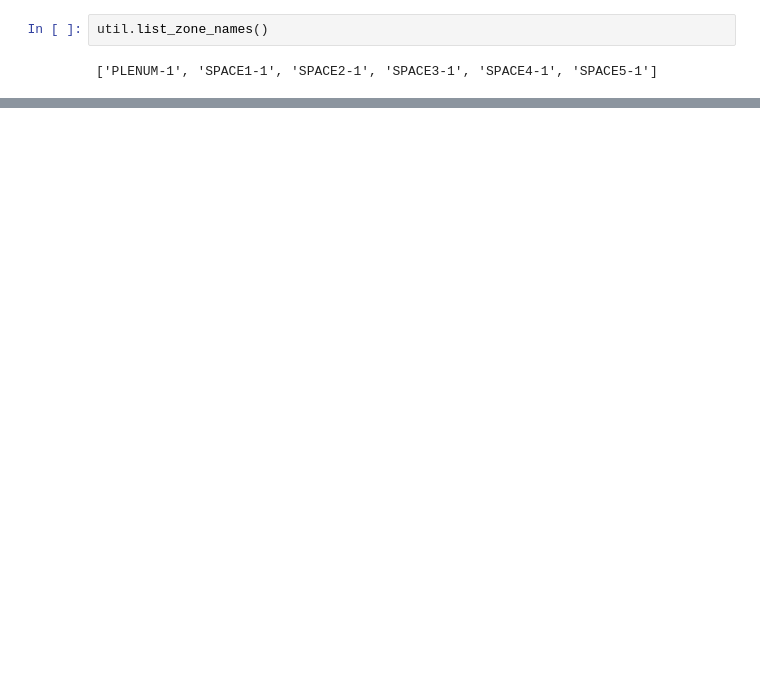
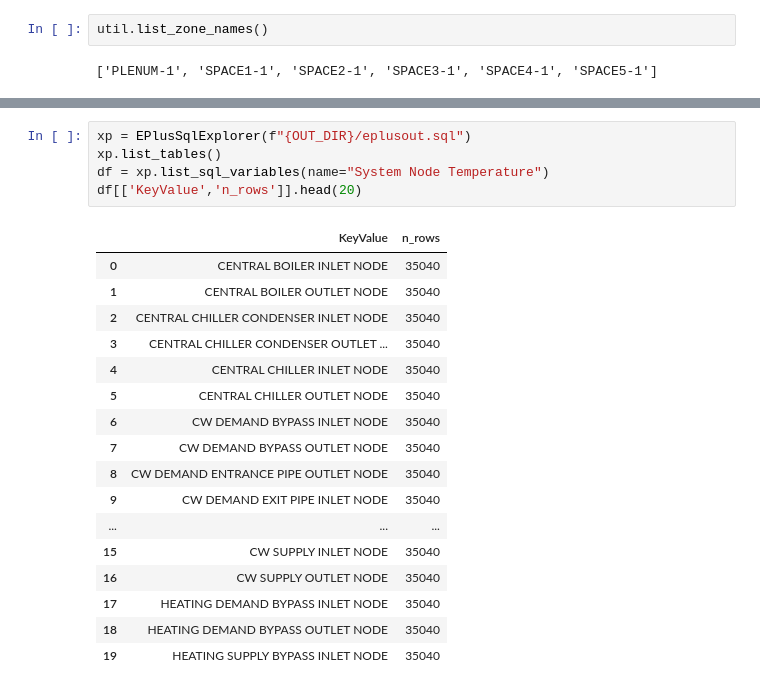
Before and after one commit to janithcyapa/Decentralized-HVAC-Control-System, a Jupyter notebook: energy-plus-utility.ipynb, the cells around one changed output, grey strips where cells are left out. Cells and saved outputs as stored; diff of their text form; blank space fills up the shorter version.

```diff
--- a/energy-plus-utility.ipynb
+++ b/energy-plus-utility.ipynb
@@ -241,0 +290,23 @@ util.list_available_meters()
+# %%
+xp = EPlusSqlExplorer(f"{OUT_DIR}/eplusout.sql")
+xp.list_tables()
+df = xp.list_sql_variables(name="System Node Temperature")
+df[['KeyValue','n_rows']].head(20)
+# %% [output]
+|  | KeyValue | n_rows |
+| 0 | CENTRAL BOILER INLET NODE | 35040 |
+| 1 | CENTRAL BOILER OUTLET NODE | 35040 |
+| 2 | CENTRAL CHILLER CONDENSER INLET NODE | 35040 |
+| 3 | CENTRAL CHILLER CONDENSER OUTLET ... | 35040 |
+| 4 | CENTRAL CHILLER INLET NODE | 35040 |
+| 5 | CENTRAL CHILLER OUTLET NODE | 35040 |
+| 6 | CW DEMAND BYPASS INLET NODE | 35040 |
+| 7 | CW DEMAND BYPASS OUTLET NODE | 35040 |
+| 8 | CW DEMAND ENTRANCE PIPE OUTLET NODE | 35040 |
+| 9 | CW DEMAND EXIT PIPE INLET NODE | 35040 |
+| ... | ... | ... |
+| 15 | CW SUPPLY INLET NODE | 35040 |
+| 16 | CW SUPPLY OUTLET NODE | 35040 |
+| 17 | HEATING DEMAND BYPASS INLET NODE | 35040 |
+| 18 | HEATING DEMAND BYPASS OUTLET NODE | 35040 |
+| 19 | HEATING SUPPLY BYPASS INLET NODE | 35040 |
```
Also changed, not shown: parts of 6 cells of this notebook.
